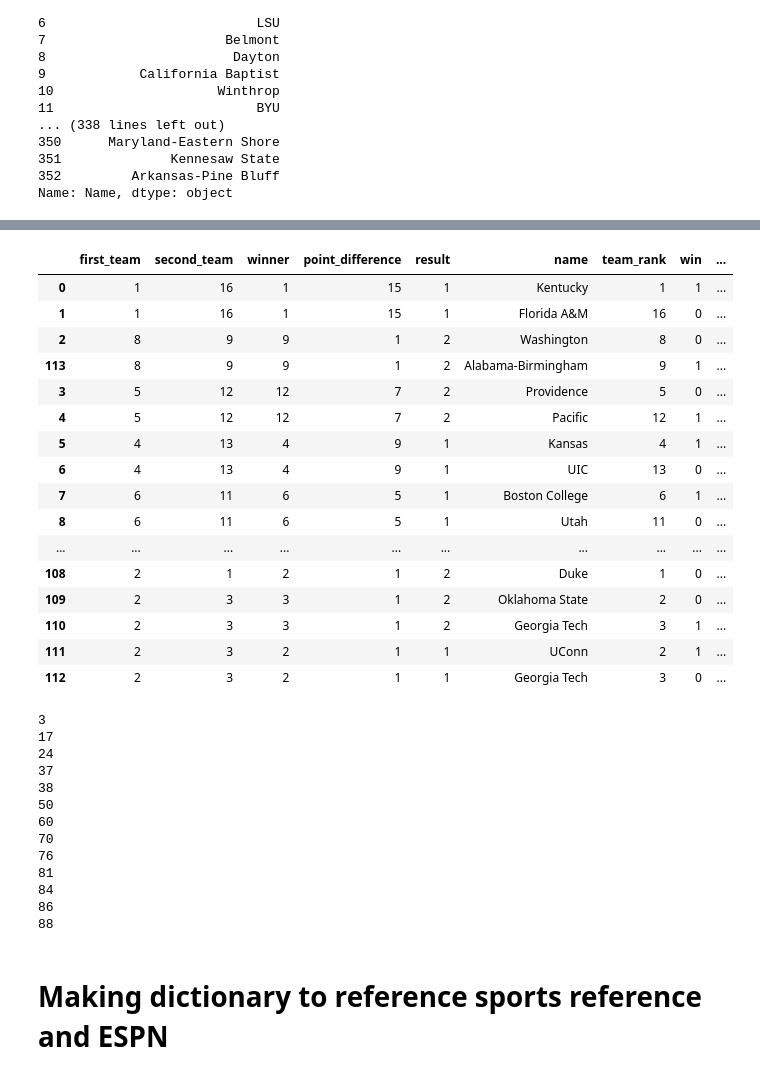
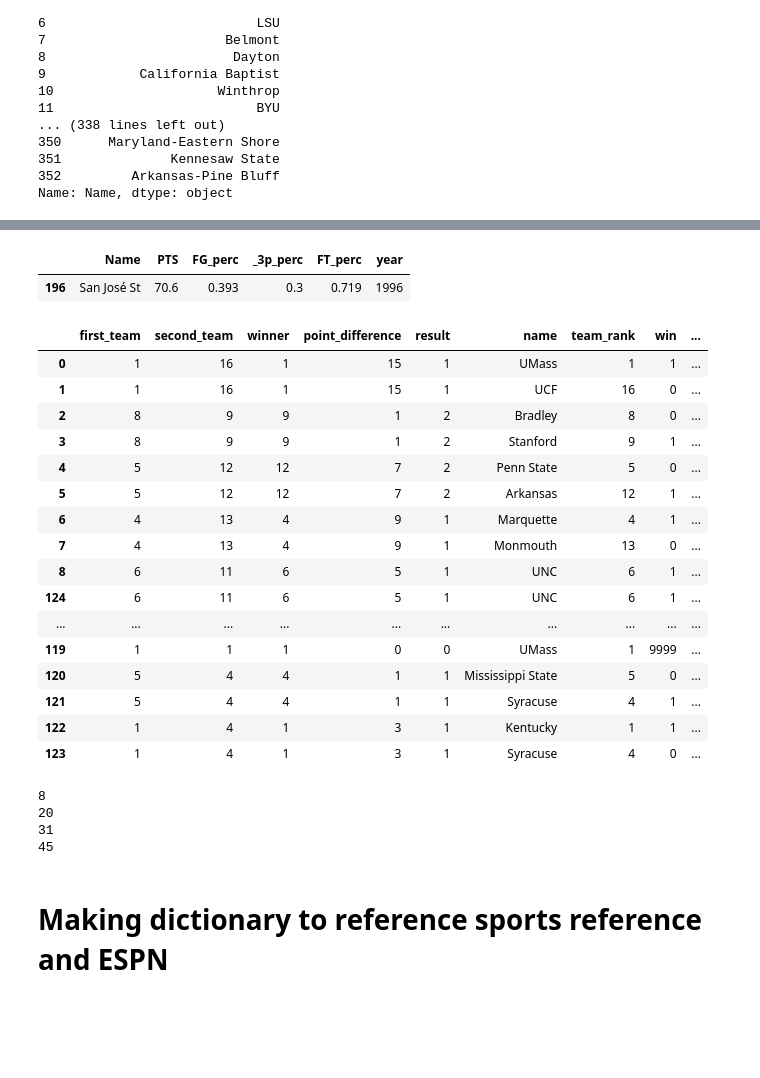
Before and after one commit to amazurek1/march_madness_predictions, a Jupyter notebook: Good_jupyter_notebooks/Remembering_myWork-Copy1.ipynb, the cells around one changed output, grey strips where cells are left out. Saved outputs shown, nothing was run; the diff lists cells and outputs as text; code cells hidden in the pictures; blank space fills up the shorter version.

```diff
--- a/Good_jupyter_notebooks/Remembering_myWork-Copy1.ipynb
+++ b/Good_jupyter_notebooks/Remembering_myWork-Copy1.ipynb
@@ -203,5 +203,5 @@ def everything (link):
     newdf2['index']=list(range(0,126))
     return newdf2
 # %%
-newdf2=everything ('https://www.sports-reference.com/cbb/postseason/2018-ncaa.html')
+newdf2=everything ('https://www.sports-reference.com/cbb/postseason/1996-ncaa.html')
 # %% [output]
@@ -209,7 +209,7 @@ https://www.sports-reference.com/cbb/postseason/2018-ncaa.html
 # %%
 year = []
 for thing in newdf2['first_team']:
-    year.append(2018)
+    year.append(1996)
 # %%
 newdf2['year']=year
 # %%
@@ -274,7 +274,7 @@ def get_score_info (links):
     return names, PTS, FG_perc, _3p_perc, FT_perc
 # %%
 list_years = []
-i = 2018
+i = 1996
 for num in range(0,1):
     list_years.append(str(i))
     i+=1
@@ -309,7 +309,7 @@ df2 = pd.DataFrame(data=D)
 # %%
 year = []
 for thing in df2['Name']:
-    year.append(2018)
+    year.append(1996)
 # %%
 df2['year']=year
 # %%
@@ -399,3 +407,8 @@ df2[(df2['name']=='North Carolina')]
+# %%
+df2[(df2['Name']=='San José St')]
+# %% [output]
+|  | Name | PTS | FG_perc | _3p_perc | FT_perc | year |
+| 196 | San José St | 70.6 | 0.393 | 0.3 | 0.719 | 1996 |
 # %%
 #still working on this
 def add_to_df (name1, num,df):
@@ -414,26 +427,28 @@ def add_to_df (name1, num,df):
     possibly2=df.append(dict, ignore_index=True)
     return possibly2
 # %%
+pd.set_option('display.max_rows', 400)
+
 possibly2 = possibly2.sort_values(by ='index' )
 possibly2
 # %% [output]
 |  | first_team | second_team | winner | point_difference | result | name | team_rank | win | ... |
-| 0 | 1 | 16 | 1 | 15 | 1 | Kentucky | 1 | 1 | ... |
-| 1 | 1 | 16 | 1 | 15 | 1 | Florida A&M | 16 | 0 | ... |
-| 2 | 8 | 9 | 9 | 1 | 2 | Washington | 8 | 0 | ... |
-| 113 | 8 | 9 | 9 | 1 | 2 | Alabama-Birmingham | 9 | 1 | ... |
-| 3 | 5 | 12 | 12 | 7 | 2 | Providence | 5 | 0 | ... |
-| 4 | 5 | 12 | 12 | 7 | 2 | Pacific | 12 | 1 | ... |
-| 5 | 4 | 13 | 4 | 9 | 1 | Kansas | 4 | 1 | ... |
-| 6 | 4 | 13 | 4 | 9 | 1 | UIC | 13 | 0 | ... |
-| 7 | 6 | 11 | 6 | 5 | 1 | Boston College | 6 | 1 | ... |
-| 8 | 6 | 11 | 6 | 5 | 1 | Utah | 11 | 0 | ... |
+| 0 | 1 | 16 | 1 | 15 | 1 | UMass | 1 | 1 | ... |
+| 1 | 1 | 16 | 1 | 15 | 1 | UCF | 16 | 0 | ... |
+| 2 | 8 | 9 | 9 | 1 | 2 | Bradley | 8 | 0 | ... |
+| 3 | 8 | 9 | 9 | 1 | 2 | Stanford | 9 | 1 | ... |
+| 4 | 5 | 12 | 12 | 7 | 2 | Penn State | 5 | 0 | ... |
+| 5 | 5 | 12 | 12 | 7 | 2 | Arkansas | 12 | 1 | ... |
+| 6 | 4 | 13 | 4 | 9 | 1 | Marquette | 4 | 1 | ... |
+| 7 | 4 | 13 | 4 | 9 | 1 | Monmouth | 13 | 0 | ... |
+| 8 | 6 | 11 | 6 | 5 | 1 | UNC | 6 | 1 | ... |
+| 124 | 6 | 11 | 6 | 5 | 1 | UNC | 6 | 1 | ... |
 | ... | ... | ... | ... | ... | ... | ... | ... | ... | ... |
-| 108 | 2 | 1 | 2 | 1 | 2 | Duke | 1 | 0 | ... |
-| 109 | 2 | 3 | 3 | 1 | 2 | Oklahoma State | 2 | 0 | ... |
-| 110 | 2 | 3 | 3 | 1 | 2 | Georgia Tech | 3 | 1 | ... |
-| 111 | 2 | 3 | 2 | 1 | 1 | UConn | 2 | 1 | ... |
-| 112 | 2 | 3 | 2 | 1 | 1 | Georgia Tech | 3 | 0 | ... |
+| 119 | 1 | 1 | 1 | 0 | 0 | UMass | 1 | 9999 | ... |
+| 120 | 5 | 4 | 4 | 1 | 1 | Mississippi State | 5 | 0 | ... |
+| 121 | 5 | 4 | 4 | 1 | 1 | Syracuse | 4 | 1 | ... |
+| 122 | 1 | 4 | 1 | 3 | 1 | Kentucky | 1 | 1 | ... |
+| 123 | 1 | 4 | 1 | 3 | 1 | Syracuse | 4 | 0 | ... |
 # %%
 for thing in the_values:
     print(thing)
@@ -441,19 +456,10 @@ for thing in the_values:
     ESPN_name=ESPN_sports_reference_dict[f"{the_name}"]
     possibly2=add_to_df (ESPN_name, thing,possibly2)
 # %% [output]
-3
-17
-24
-37
-38
-50
-60
-70
-76
-81
-84
-86
-88
+8
+20
+31
+45
 # %% [markdown]
 # Making dictionary to reference sports reference and ESPN
 # %%
```
Also changed, not shown: parts of 29 cells of this notebook.
